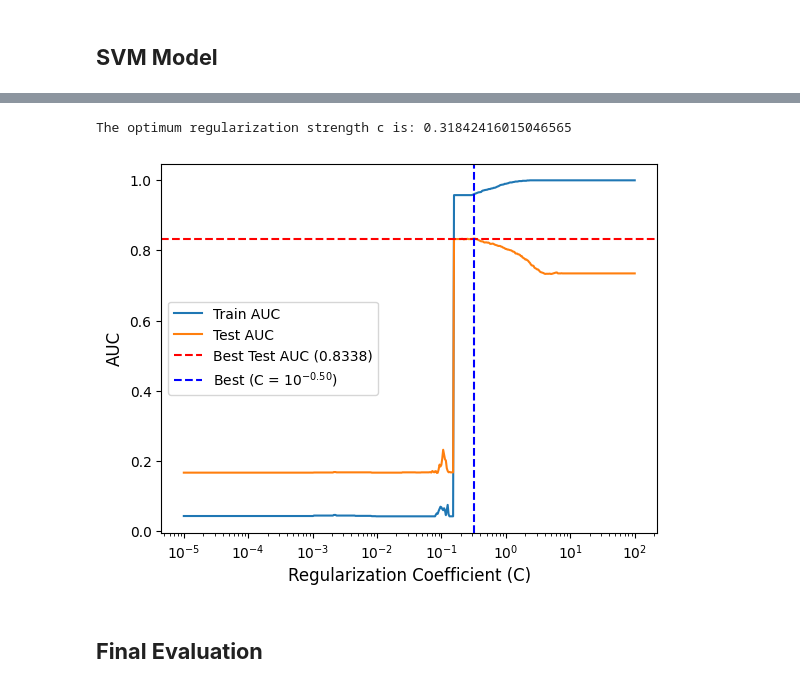
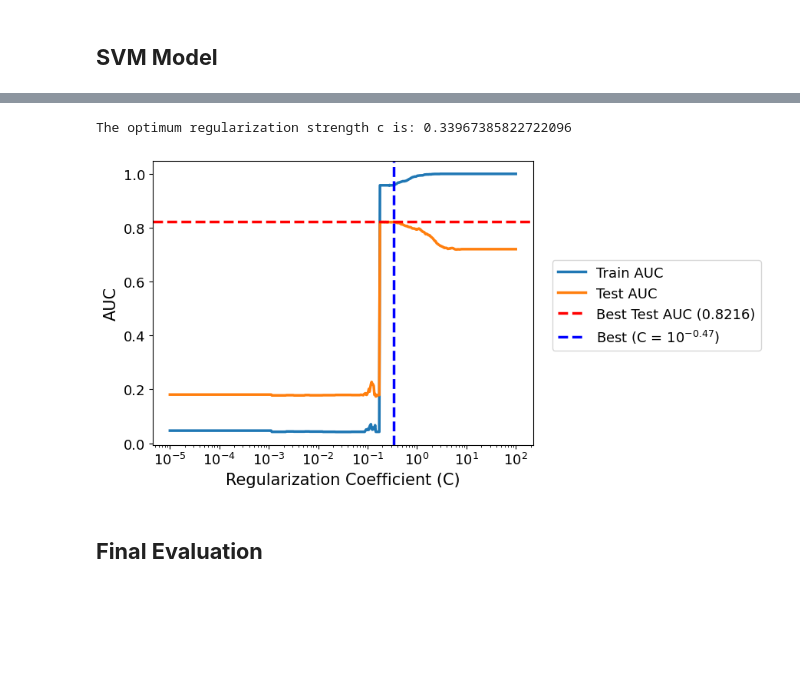
Before and after one commit to longlinh123456/final_project, a Jupyter notebook: source/supervised.ipynb, the cells around one changed output, grey strips where cells are left out. Saved outputs shown, nothing was run; the diff lists cells and outputs as text; code cells hidden in the pictures; blank space fills up the shorter version.

```diff
--- a/source/supervised.ipynb
+++ b/source/supervised.ipynb
@@ -68,7 +68,8 @@ drop_features = ["delay_until_deadline",
                  "timestamp",
                  "referrer",
                  "data_quality_check",
-                 "delay_unenjoyable_assignments"]
+                 "delay_unenjoyable_assignments",
+                 "far_away_deadlines"]
 
 # Demographic features
 demographic_features = ["age", "year_of_study", "gpa_range", "currently_employed",
@@ -324,32 +329,33 @@ The optimum regularization strength c is: 0.003812082795843888
 # %%
 # Vary regularization strength for rbf kernel
 auc_df = pd.DataFrame(columns=["C", "Train AUC", "Test AUC"])
 for C in np.logspace(-5, 2, 500):
     model = train_svm(C=C, kernel = "rbf", gamma = "scale")
     auc_df.loc[len(auc_df)] = [
         C,
         roc_auc_score(y_train, model.predict_proba(X_train_sc)[:, 1]),
         roc_auc_score(y_test, model.predict_proba(X_test_sc)[:, 1]),
     ]
 
 
 best_auc_idx = auc_df["Test AUC"].idxmax()
 best_auc = auc_df.loc[best_auc_idx, "Test AUC"]
 best_c_rbf_svm = auc_df.loc[best_auc_idx, "C"]
 c_exp_rbf_l2 = np.log10(best_c_rbf_svm)
 print(f"The optimum regularization strength c is: {best_c_rbf_svm}")
 
 # ----------------------- Visualize AUC by Regularization Strength ----------------------
-ax = auc_df.plot.line(x="C", logx=True)
-ax.axhline(y = best_auc, color = 'red', linestyle = '--', label = f'Best Test AUC ({best_auc:.4f})')
-ax.axvline(x = best_c_rbf_svm, color = 'blue', linestyle = '--', label = f"Best (C = $10^{{{c_exp_rbf_l2:.2f}}}$)")
-ax.set_xlabel('Regularization Coefficient (C)', fontsize=12)
-ax.set_ylabel('AUC', fontsize=12)
-ax.legend()
+ax = auc_df.plot.line(x="C", logx=True, linewidth = 2.5)
+ax.axhline(y = best_auc, color = 'red', linestyle = '--', label = f'Best Test AUC ({best_auc:.4f})', linewidth = 2.5)
+ax.axvline(x = best_c_rbf_svm, color = 'blue', linestyle = '--', label = f"Best (C = $10^{{{c_exp_rbf_l2:.2f}}}$)", linewidth = 2.5)
+ax.set_xlabel('Regularization Coefficient (C)', fontsize=15)
+ax.set_ylabel('AUC', fontsize=15)
+ax.tick_params(axis = "both", labelsize = 13)
+ax.legend(bbox_to_anchor=(1.05, 0.65), loc='upper left', borderaxespad=0, fontsize = 13)
 plt.savefig("../figures/rbf_svm_auc.pdf", bbox_inches="tight")
 # %% [output]
-The optimum regularization strength c is: 0.31842416015046565
+The optimum regularization strength c is: 0.33967385822722096
-[figure, old version]
+[figure, new version]
 # %% [markdown]
 ## **Final Evaluation**
 # %% [markdown]
```
Also changed, not shown: parts of 11 cells of this notebook, 4 other files.
